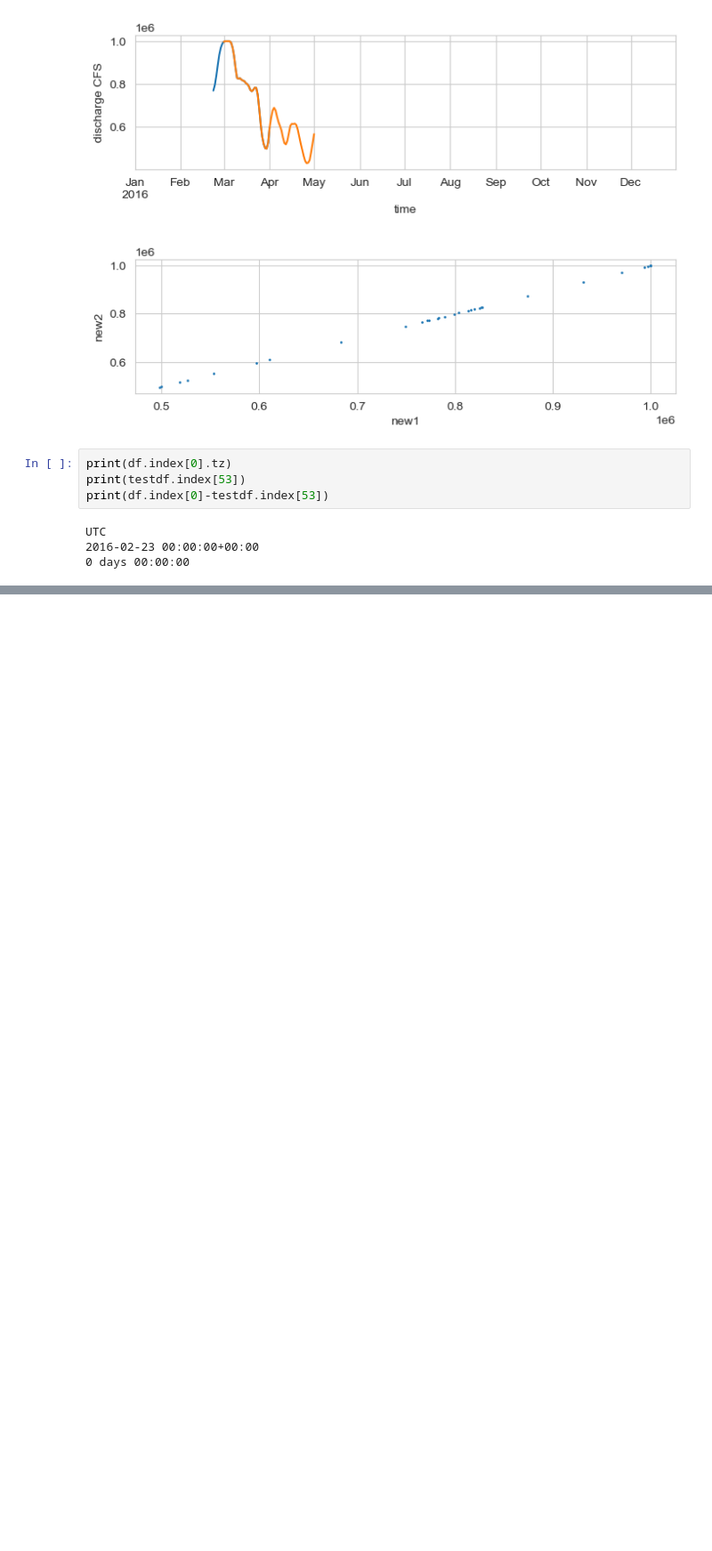
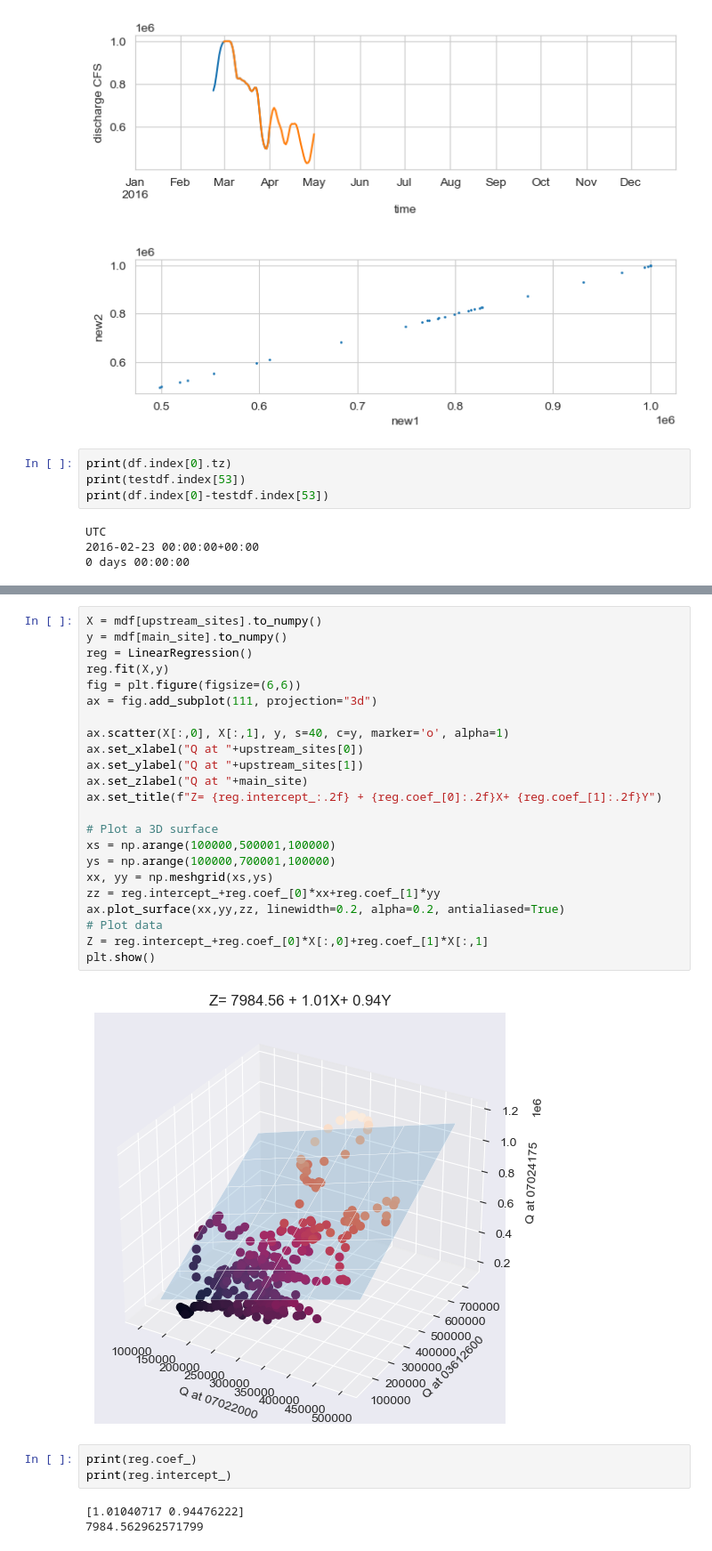
Before and after one commit to sergiogyoz/Machine-Learning, a Jupyter notebook: project/project_testing.ipynb, the cells around one changed output, grey strips where cells are left out. Shown at 89% size. Saved outputs shown, nothing was run; the diff lists cells and outputs as text; blank space fills up the shorter version.

```diff
--- a/project/project_testing.ipynb
+++ b/project/project_testing.ipynb
@@ -216,0 +301,31 @@ for i in range(10):
+# %%
+X = mdf[upstream_sites].to_numpy()
+y = mdf[main_site].to_numpy()
+reg = LinearRegression()
+reg.fit(X,y)
+fig = plt.figure(figsize=(6,6))
+ax = fig.add_subplot(111, projection="3d")
+
+ax.scatter(X[:,0], X[:,1], y, s=40, c=y, marker='o', alpha=1)
+ax.set_xlabel("Q at "+upstream_sites[0])
+ax.set_ylabel("Q at "+upstream_sites[1])
+ax.set_zlabel("Q at "+main_site)
+ax.set_title(f"Z= {reg.intercept_:.2f} + {reg.coef_[0]:.2f}X+ {reg.coef_[1]:.2f}Y")
+
+# Plot a 3D surface
+xs = np.arange(100000,500001,100000)
+ys = np.arange(100000,700001,100000)
+xx, yy = np.meshgrid(xs,ys)
+zz = reg.intercept_+reg.coef_[0]*xx+reg.coef_[1]*yy
+ax.plot_surface(xx,yy,zz, linewidth=0.2, alpha=0.2, antialiased=True)
+# Plot data
+Z = reg.intercept_+reg.coef_[0]*X[:,0]+reg.coef_[1]*X[:,1]
+plt.show()
+# %% [output]
+[figure, added]
+# %%
+print(reg.coef_)
+print(reg.intercept_)
+# %% [output]
+[1.01040717 0.94476222]
+7984.562962571799
```
Also changed, not shown: parts of 6 cells of this notebook, 1 other file.
